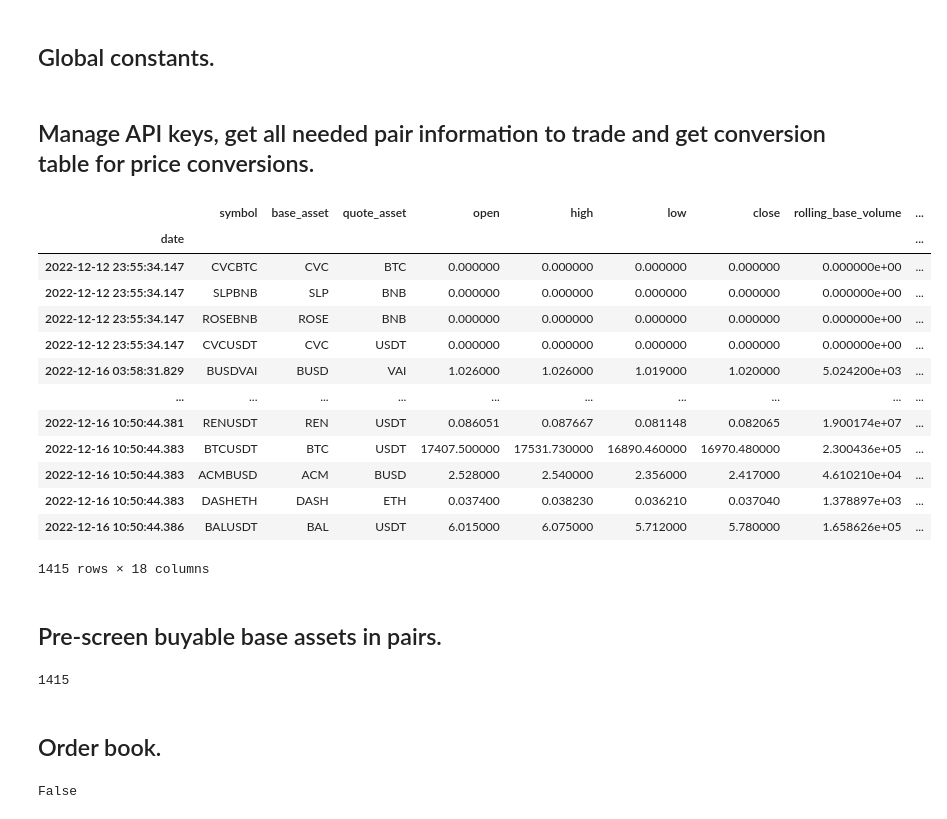
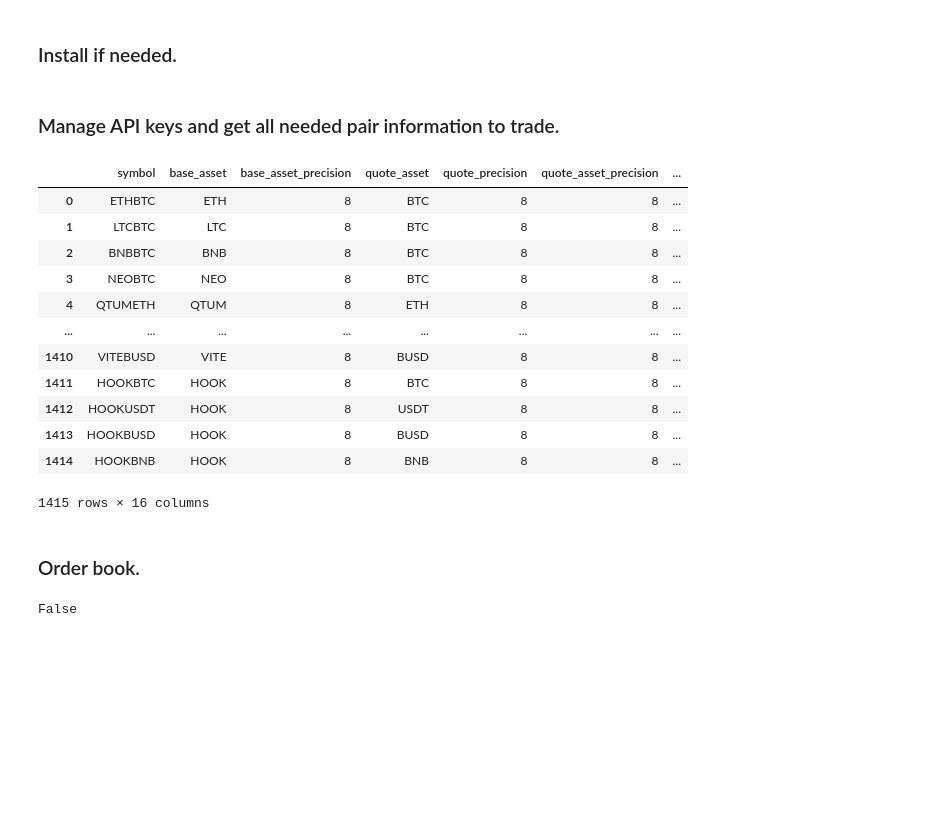
Before and after one commit to Humbleman72/crypto_bot, a Jupyter notebook: order_book.ipynb, the cells around one changed output. Drawn from its saved outputs; the diff is of its cells as text; code cells hidden in the pictures; blank space fills up the shorter version.

```diff
--- a/order_book.ipynb
+++ b/order_book.ipynb
@@ -3,5 +3,5 @@ Cryptocurrency trading bot.
+# %% [markdown]
+### Install if needed.
 # %%
 ##%pip install python-binance==0.7.5
 #%pip install python-binance
-# %% [markdown]
-## Global constants.
@@ -12,51 +8,34 @@ period = 100
 # %% [markdown]
-## Manage API keys, get all needed pair information to trade and get conversion table for price conversions.
+### Manage API keys and get all needed pair information to trade.
 # %%
 # Import libraries.
 from cryptocurrency.authentication import Cryptocurrency_authenticator
 from cryptocurrency.exchange import Cryptocurrency_exchange
-from cryptocurrency.conversion_table import get_conversion_table
 
 # Manage API keys.
 authenticator = Cryptocurrency_authenticator(use_keys=False, testnet=False)
 client = authenticator.spot_client
 
 # Get all available pair information for trading.
 exchange = Cryptocurrency_exchange(client=client, directory='crypto_logs')
 exchange_info = exchange.info
 
-# Get conversion table for price conversions.
-conversion_table = get_conversion_table(client=client, exchange_info=exchange_info,
-                                        offset_s=0, as_pair=True, dump_raw=False,
-                                        minimal=True, extra_minimal=False,
-                                        convert_to_USDT=False)
-
-# Display pre-computed conversion table.
-conversion_table
+# Display pre-computed exchange info.
+exchange_info
 # %% [output]
-|  | symbol | base_asset | quote_asset | open | high | low | close | rolling_base_volume | ... |
-| date |  |  |  |  |  |  |  |  | ... |
-| 2022-12-12 23:55:34.147 | CVCBTC | CVC | BTC | 0.000000 | 0.000000 | 0.000000 | 0.000000 | 0.000000e+00 | ... |
-| 2022-12-12 23:55:34.147 | SLPBNB | SLP | BNB | 0.000000 | 0.000000 | 0.000000 | 0.000000 | 0.000000e+00 | ... |
-| 2022-12-12 23:55:34.147 | ROSEBNB | ROSE | BNB | 0.000000 | 0.000000 | 0.000000 | 0.000000 | 0.000000e+00 | ... |
-| 2022-12-12 23:55:34.147 | CVCUSDT | CVC | USDT | 0.000000 | 0.000000 | 0.000000 | 0.000000 | 0.000000e+00 | ... |
-| 2022-12-16 03:58:31.829 | BUSDVAI | BUSD | VAI | 1.026000 | 1.026000 | 1.019000 | 1.020000 | 5.024200e+03 | ... |
-| ... | ... | ... | ... | ... | ... | ... | ... | ... | ... |
-| 2022-12-16 10:50:44.381 | RENUSDT | REN | USDT | 0.086051 | 0.087667 | 0.081148 | 0.082065 | 1.900174e+07 | ... |
-| 2022-12-16 10:50:44.383 | BTCUSDT | BTC | USDT | 17407.500000 | 17531.730000 | 16890.460000 | 16970.480000 | 2.300436e+05 | ... |
-| 2022-12-16 10:50:44.383 | ACMBUSD | ACM | BUSD | 2.528000 | 2.540000 | 2.356000 | 2.417000 | 4.610210e+04 | ... |
-| 2022-12-16 10:50:44.383 | DASHETH | DASH | ETH | 0.037400 | 0.038230 | 0.036210 | 0.037040 | 1.378897e+03 | ... |
-| 2022-12-16 10:50:44.386 | BALUSDT | BAL | USDT | 6.015000 | 6.075000 | 5.712000 | 5.780000 | 1.658626e+05 | ... |
+|  | symbol | base_asset | base_asset_precision | quote_asset | quote_precision | quote_asset_precision | ... |
+| 0 | ETHBTC | ETH | 8 | BTC | 8 | 8 | ... |
+| 1 | LTCBTC | LTC | 8 | BTC | 8 | 8 | ... |
+| 2 | BNBBTC | BNB | 8 | BTC | 8 | 8 | ... |
+| 3 | NEOBTC | NEO | 8 | BTC | 8 | 8 | ... |
+| 4 | QTUMETH | QTUM | 8 | ETH | 8 | 8 | ... |
+| ... | ... | ... | ... | ... | ... | ... | ... |
+| 1410 | VITEBUSD | VITE | 8 | BUSD | 8 | 8 | ... |
+| 1411 | HOOKBTC | HOOK | 8 | BTC | 8 | 8 | ... |
+| 1412 | HOOKUSDT | HOOK | 8 | USDT | 8 | 8 | ... |
+| 1413 | HOOKBUSD | HOOK | 8 | BUSD | 8 | 8 | ... |
+| 1414 | HOOKBNB | HOOK | 8 | BNB | 8 | 8 | ... |
-1415 rows × 18 columns
+1415 rows × 16 columns
-# %% [markdown]
-## Pre-screen buyable base assets in pairs.
-# %%
-from cryptocurrency.conversion_table import get_new_filtered_tickers
-
-tickers_list = get_new_filtered_tickers(conversion_table=conversion_table)
-len(tickers_list)
-# %% [output]
-1415
 # %% [markdown]
-## Order book.
+### Order book.
 # %%
```
Also changed, not shown: parts of 19 cells of this notebook, 4 other files.
